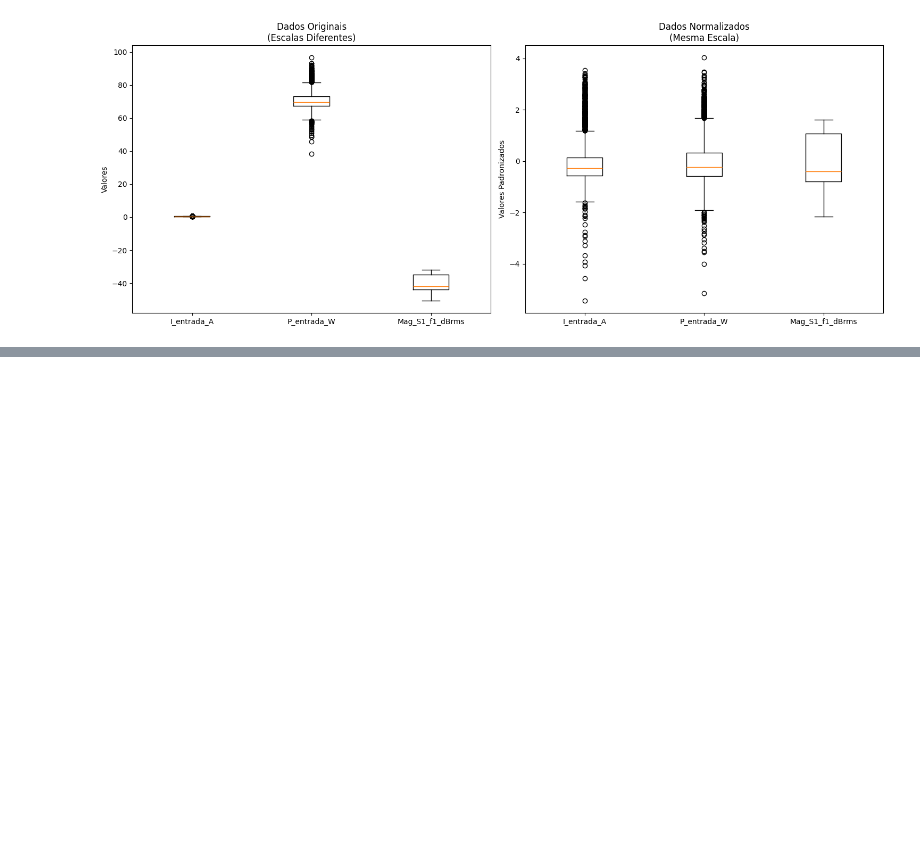
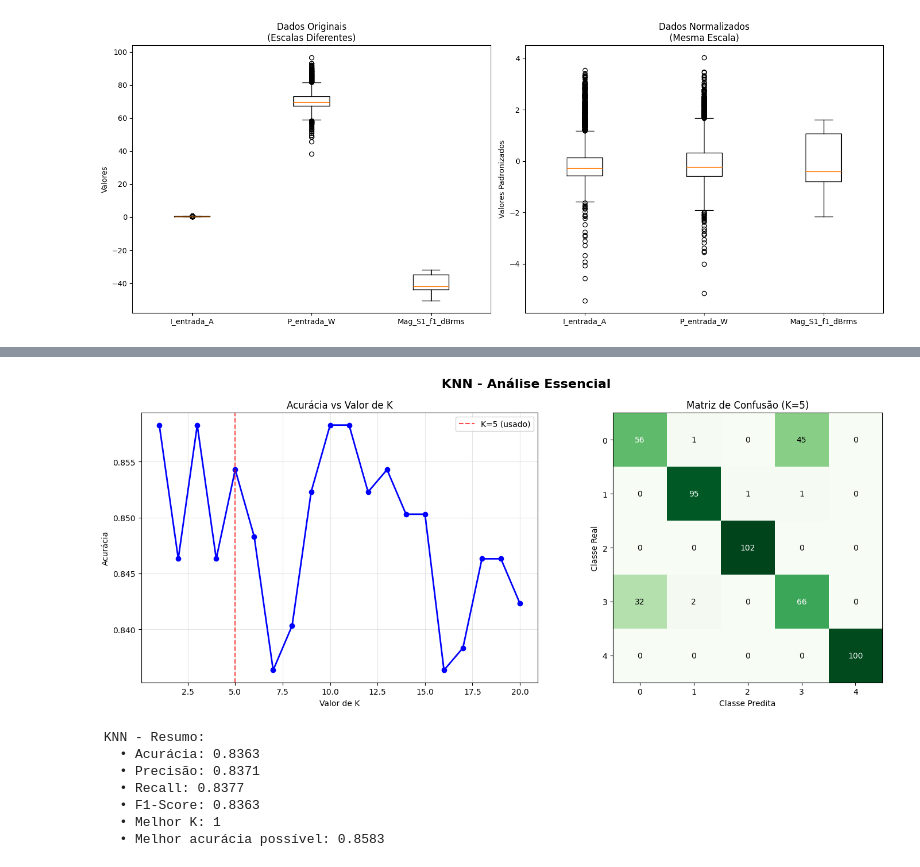
Before and after one commit to joaoopalma/aps1-ia-automacao, a Jupyter notebook: projeto2.ipynb, the cells around one changed output, grey strips where cells are left out. Saved outputs shown, nothing was run; the diff lists cells and outputs as text; code cells hidden in the pictures; blank space fills up the shorter version.

```diff
--- a/projeto2.ipynb
+++ b/projeto2.ipynb
@@ -699,0 +963,61 @@ y_train: <class 'pandas.core.series.Series'> - Shape: (2004,)
+# %%
+# 2. KNN - Análise de K e Performance
+# Calcular métricas e matriz de confusão para KNN
+knn_accuracy = accuracy_score(y_test, y_pred_knn)
+knn_precision = precision_score(y_test, y_pred_knn, average='macro')
+knn_recall = recall_score(y_test, y_pred_knn, average='macro')
+knn_f1 = f1_score(y_test, y_pred_knn, average='macro')
+cm_knn = confusion_matrix(y_test, y_pred_knn)
+
+fig, (ax1, ax2) = plt.subplots(1, 2, figsize=(15, 6))
+fig.suptitle(' KNN - Análise Essencial', fontsize=16, fontweight='bold')
+
+# Análise do valor K
+k_values = list(range(1, 21))
+k_accuracies = []
+
+for k in k_values:
+    knn_temp = KNeighborsClassifier(n_neighbors=k)
+    knn_temp.fit(X_train_scaled, y_train)
+    y_pred_temp = knn_temp.predict(X_test_scaled)
+    k_accuracies.append(accuracy_score(y_test, y_pred_temp))
+
+ax1.plot(k_values, k_accuracies, 'bo-', linewidth=2, markersize=6)
+ax1.set_title('Acurácia vs Valor de K')
+ax1.set_xlabel('Valor de K')
+ax1.set_ylabel('Acurácia')
+ax1.grid(True, alpha=0.3)
+ax1.axvline(x=5, color='red', linestyle='--', alpha=0.7, label='K=5 (usado)')
+ax1.legend()
+
+# Matriz de Confusão
+im = ax2.imshow(cm_knn, interpolation='nearest', cmap='Greens')
+ax2.set_title('Matriz de Confusão (K=5)')
+ax2.set_xlabel('Classe Predita')
+ax2.set_ylabel('Classe Real')
+
+# Adicionar valores na matriz
+for i in range(cm_knn.shape[0]):
+    for j in range(cm_knn.shape[1]):
+        ax2.text(j, i, format(cm_knn[i, j], 'd'), ha="center", va="center",
+                color="white" if cm_knn[i, j] > cm_knn.max() / 2 else "black")
+
+plt.tight_layout()
+plt.show()
+
+print(f" KNN - Resumo:")
+print(f"   • Acurácia: {knn_accuracy:.4f}")
+print(f"   • Precisão: {knn_precision:.4f}")
+print(f"   • Recall: {knn_recall:.4f}")
+print(f"   • F1-Score: {knn_f1:.4f}")
+print(f"   • Melhor K: {k_values[np.argmax(k_accuracies)]}")
+print(f"   • Melhor acurácia possível: {max(k_accuracies):.4f}")
+# %% [output]
+[figure, added]
+ KNN - Resumo:
+   • Acurácia: 0.8363
+   • Precisão: 0.8371
+   • Recall: 0.8377
+   • F1-Score: 0.8363
+   • Melhor K: 1
+   • Melhor acurácia possível: 0.8583
```
Also changed, not shown: parts of 18 cells of this notebook.
